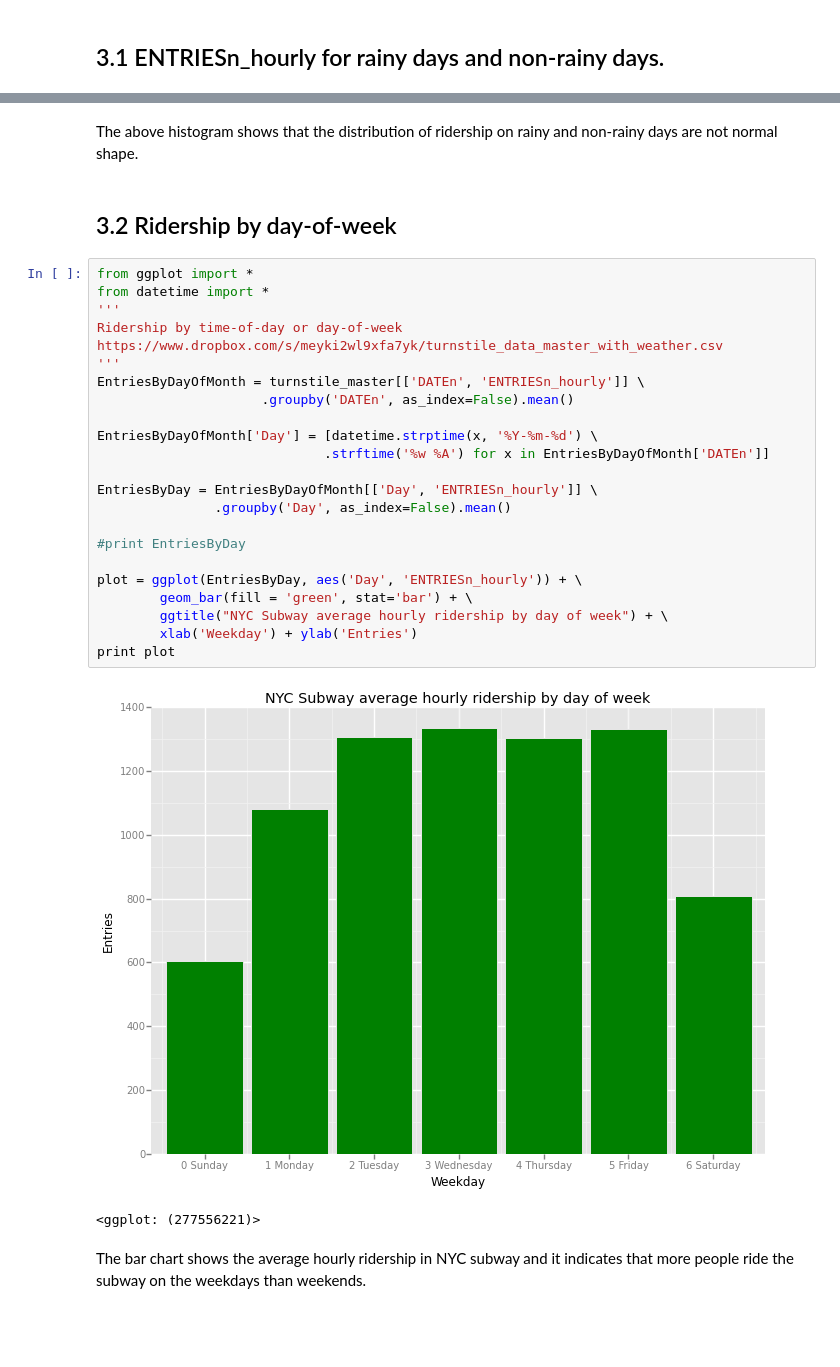
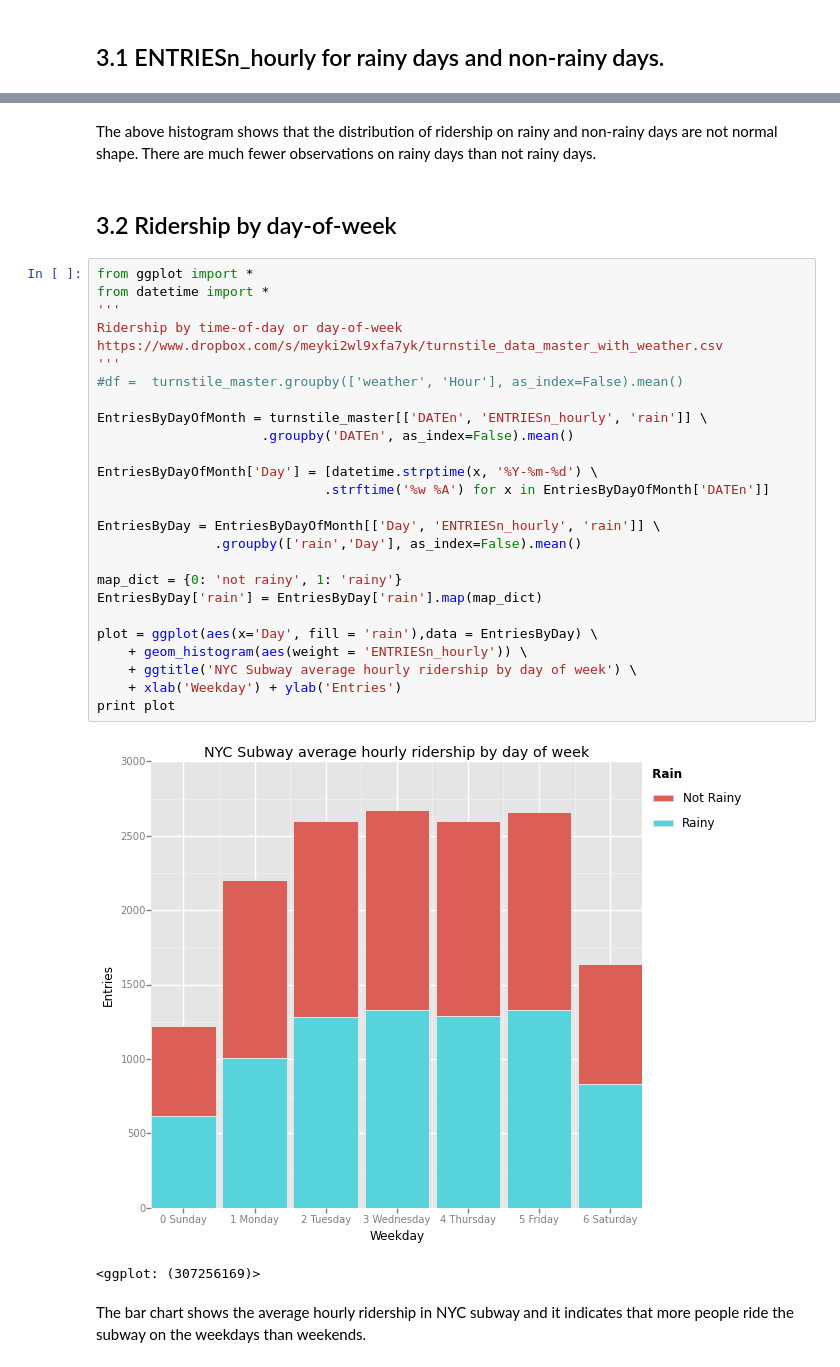
Before and after one commit to dvu4/nanodegree_Intro_to_Data_Science, a Jupyter notebook: final_project/NYC_subway_analysis.ipynb, the cells around one changed output, grey strips where cells are left out. Drawn from its saved outputs; the diff is of its cells as text; blank space fills up the shorter version.

```diff
--- a/final_project/NYC_subway_analysis.ipynb
+++ b/final_project/NYC_subway_analysis.ipynb
@@ -205,32 +238,35 @@ stat_bin: binwidth defaulted to range/30.
 # %% [markdown]
-The above histogram shows that the distribution of ridership on rainy and non-rainy days are not normal shape.
+The above histogram shows that the distribution of ridership on rainy and non-rainy days are not normal shape. There are much fewer observations on rainy days than not rainy days.
 # %% [markdown]
 ## 3.2 Ridership by day-of-week
 # %%
 from ggplot import *
 from datetime import *
 '''
 Ridership by time-of-day or day-of-week
 https://www.dropbox.com/s/meyki2wl9xfa7yk/turnstile_data_master_with_weather.csv
 '''
-EntriesByDayOfMonth = turnstile_master[['DATEn', 'ENTRIESn_hourly']] \
+#df =  turnstile_master.groupby(['weather', 'Hour'], as_index=False).mean()
+
+EntriesByDayOfMonth = turnstile_master[['DATEn', 'ENTRIESn_hourly', 'rain']] \
                      .groupby('DATEn', as_index=False).mean()
 
 EntriesByDayOfMonth['Day'] = [datetime.strptime(x, '%Y-%m-%d') \
                              .strftime('%w %A') for x in EntriesByDayOfMonth['DATEn']]
 
-EntriesByDay = EntriesByDayOfMonth[['Day', 'ENTRIESn_hourly']] \
-               .groupby('Day', as_index=False).mean()
+EntriesByDay = EntriesByDayOfMonth[['Day', 'ENTRIESn_hourly', 'rain']] \
+               .groupby(['rain','Day'], as_index=False).mean()
 
-#print EntriesByDay
+map_dict = {0: 'not rainy', 1: 'rainy'}
+EntriesByDay['rain'] = EntriesByDay['rain'].map(map_dict)
 
-plot = ggplot(EntriesByDay, aes('Day', 'ENTRIESn_hourly')) + \
-        geom_bar(fill = 'green', stat='bar') + \
-        ggtitle("NYC Subway average hourly ridership by day of week") + \
-        xlab('Weekday') + ylab('Entries')
+plot = ggplot(aes(x='Day', fill = 'rain'),data = EntriesByDay) \
+    + geom_histogram(aes(weight = 'ENTRIESn_hourly')) \
+    + ggtitle('NYC Subway average hourly ridership by day of week') \
+    + xlab('Weekday') + ylab('Entries')
 print plot
 # %% [output]
-[figure, old version]
+[figure, new version]
-<ggplot: (277556221)>
+<ggplot: (307256169)>
 # %% [markdown]
 The bar chart shows the average hourly ridership in NYC subway and it indicates that more people ride the subway on the weekdays than weekends.
```
Also changed, not shown: parts of 19 cells of this notebook, 5 other files.
